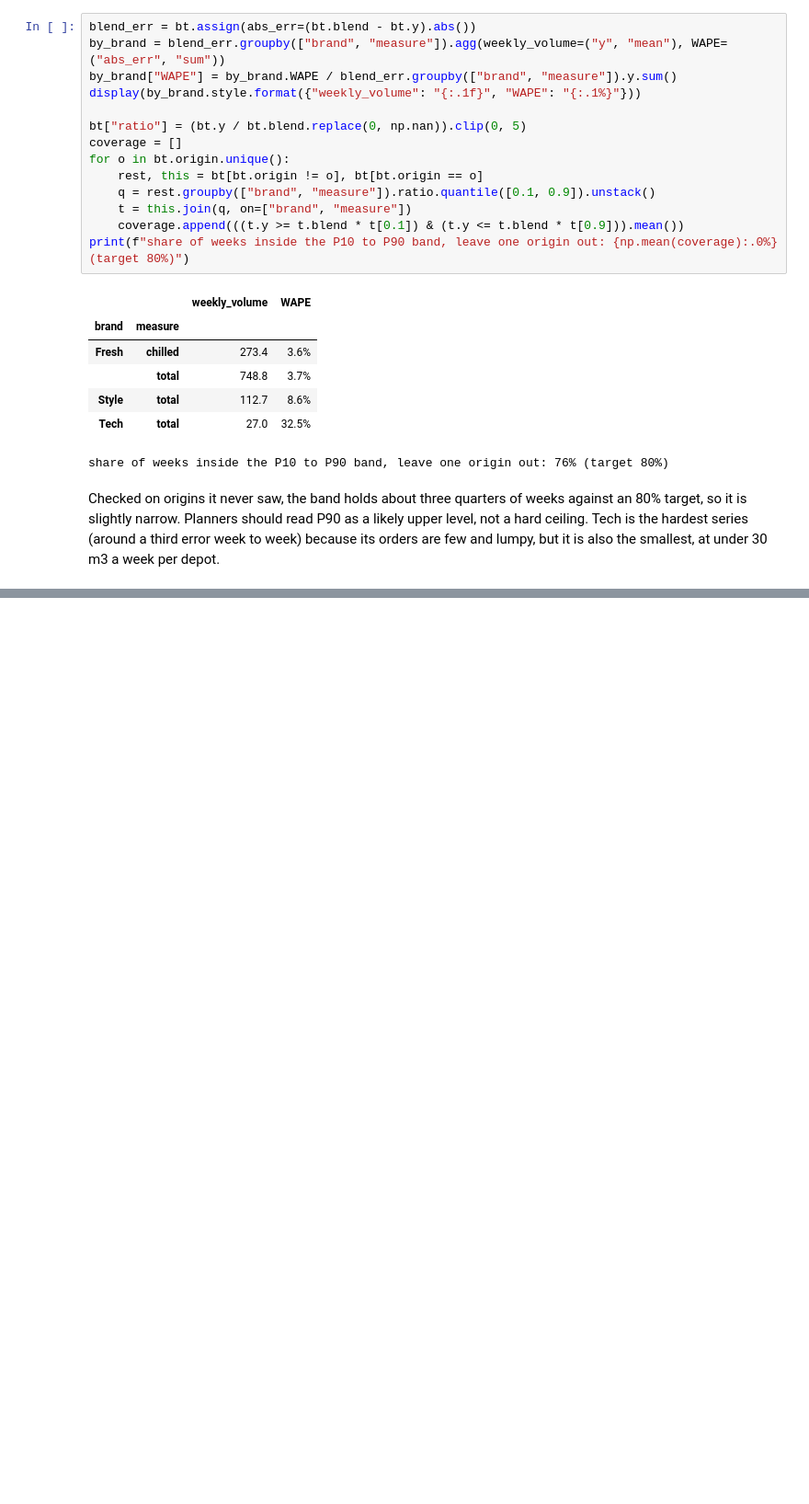
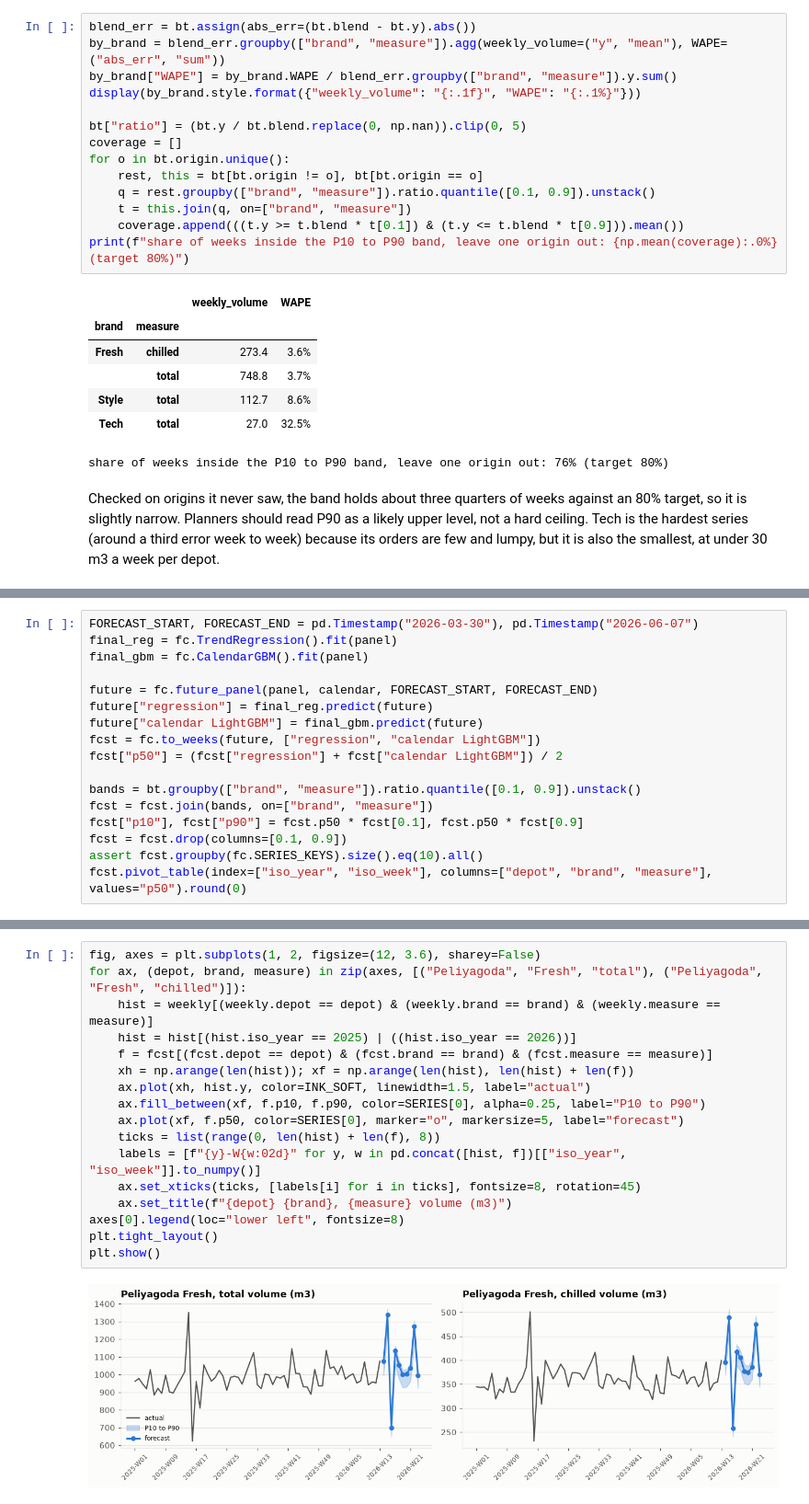
Before and after one commit to sameera-ekanayaka/Xora_Datathon, a Jupyter notebook: notebooks/06_task2a_demand_forecast.ipynb, the cells around one changed output, grey strips where cells are left out. Shown at 92% size. Cells and saved outputs as stored; diff of their text form; blank space fills up the shorter version.

Commit message:
Forecast 2026 weeks 14 to 23, write Task 2A predictions and save the models

```diff
--- a/notebooks/06_task2a_demand_forecast.ipynb
+++ b/notebooks/06_task2a_demand_forecast.ipynb
@@ -238,0 +243,17 @@ Checked on origins it never saw, the band holds about three quarters of weeks ag
+# %%
+FORECAST_START, FORECAST_END = pd.Timestamp("2026-03-30"), pd.Timestamp("2026-06-07")
+final_reg = fc.TrendRegression().fit(panel)
+final_gbm = fc.CalendarGBM().fit(panel)
+
+future = fc.future_panel(panel, calendar, FORECAST_START, FORECAST_END)
+future["regression"] = final_reg.predict(future)
+future["calendar LightGBM"] = final_gbm.predict(future)
+fcst = fc.to_weeks(future, ["regression", "calendar LightGBM"])
+fcst["p50"] = (fcst["regression"] + fcst["calendar LightGBM"]) / 2
+
+bands = bt.groupby(["brand", "measure"]).ratio.quantile([0.1, 0.9]).unstack()
+fcst = fcst.join(bands, on=["brand", "measure"])
+fcst["p10"], fcst["p90"] = fcst.p50 * fcst[0.1], fcst.p50 * fcst[0.9]
+fcst = fcst.drop(columns=[0.1, 0.9])
+assert fcst.groupby(fc.SERIES_KEYS).size().eq(10).all()
+fcst.pivot_table(index=["iso_year", "iso_week"], columns=["depot", "brand", "measure"], values="p50").round(0)
@@ -238,0 +275,19 @@ Checked on origins it never saw, the band holds about three quarters of weeks ag
+# %%
+fig, axes = plt.subplots(1, 2, figsize=(12, 3.6), sharey=False)
+for ax, (depot, brand, measure) in zip(axes, [("Peliyagoda", "Fresh", "total"), ("Peliyagoda", "Fresh", "chilled")]):
+    hist = weekly[(weekly.depot == depot) & (weekly.brand == brand) & (weekly.measure == measure)]
+    hist = hist[(hist.iso_year == 2025) | ((hist.iso_year == 2026))]
+    f = fcst[(fcst.depot == depot) & (fcst.brand == brand) & (fcst.measure == measure)]
+    xh = np.arange(len(hist)); xf = np.arange(len(hist), len(hist) + len(f))
+    ax.plot(xh, hist.y, color=INK_SOFT, linewidth=1.5, label="actual")
+    ax.fill_between(xf, f.p10, f.p90, color=SERIES[0], alpha=0.25, label="P10 to P90")
+    ax.plot(xf, f.p50, color=SERIES[0], marker="o", markersize=5, label="forecast")
+    ticks = list(range(0, len(hist) + len(f), 8))
+    labels = [f"{y}-W{w:02d}" for y, w in pd.concat([hist, f])[["iso_year", "iso_week"]].to_numpy()]
+    ax.set_xticks(ticks, [labels[i] for i in ticks], fontsize=8, rotation=45)
+    ax.set_title(f"{depot} {brand}, {measure} volume (m3)")
+axes[0].legend(loc="lower left", fontsize=8)
+plt.tight_layout()
+plt.show()
+# %% [output]
+[figure, added]
```
Also changed, not shown: parts of 5 cells of this notebook, 4 other files.
